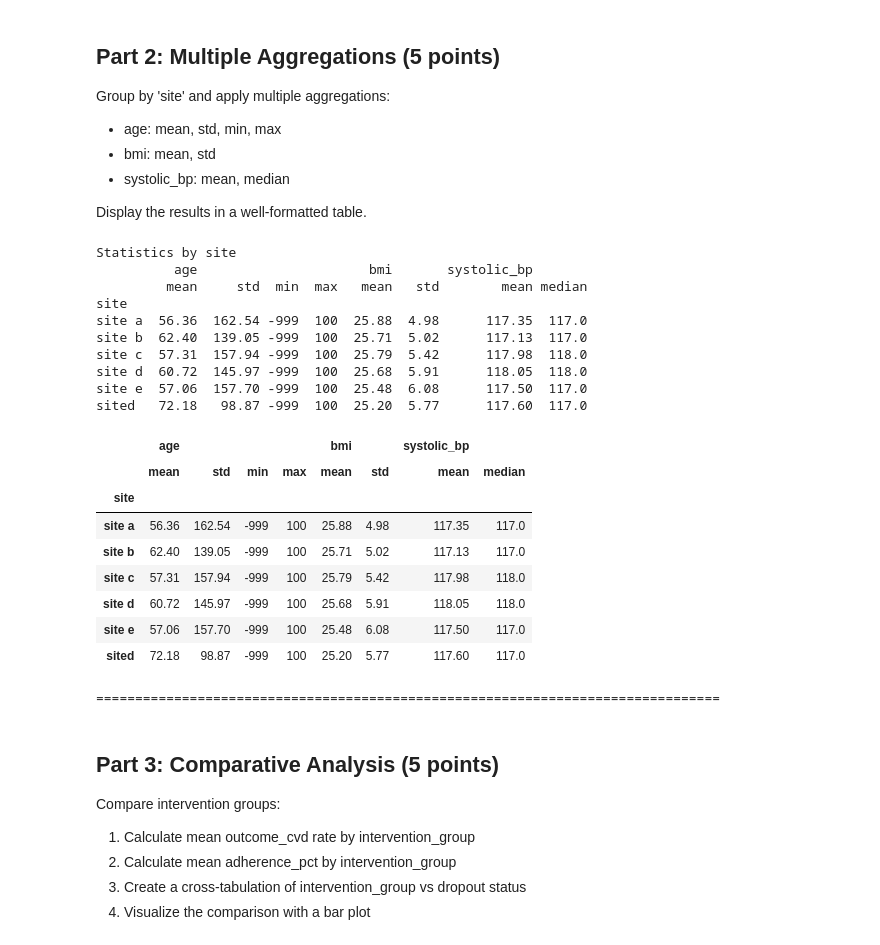
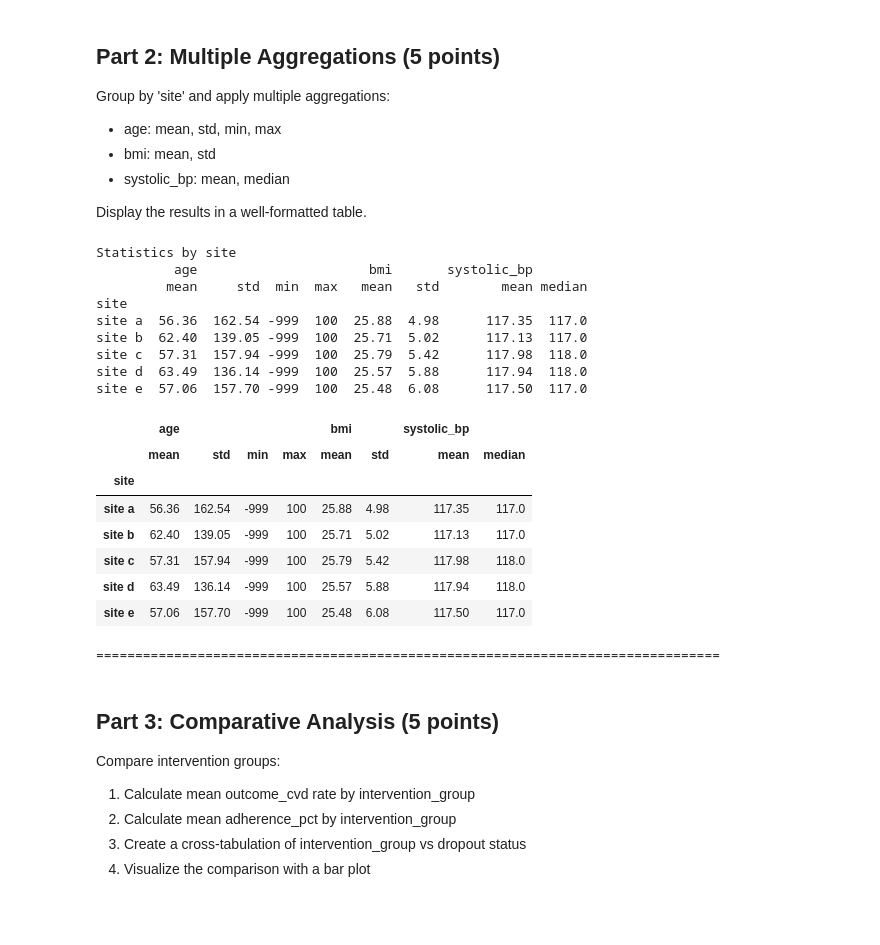
Before and after one commit to UCSF-DataSci/ds217-midterm-cshiu, a Jupyter notebook: q7_aggregation.ipynb, the cells around one changed output. Drawn from its saved outputs; the diff is of its cells as text; code cells hidden in the pictures; blank space fills up the shorter version.

```diff
--- a/q7_aggregation.ipynb
+++ b/q7_aggregation.ipynb
@@ -54,6 +54,9 @@ df['site'] = df['site'].str.strip()
 df['site'] = df['site'].str.lower()
 df['site'] = df['site'].str.replace('_', '', regex=False)
 df['site'] = df['site'].str.replace(r'\s+', ' ', regex=True)
+df['site'] = df['site'].replace({
+    'sited': 'site d'
+})
 
 site_summary = df.groupby('site')[['age', 'bmi', 'systolic_bp', 'diastolic_bp']].mean()
 print("1. Mean values by site:")
@@ -73,6 +75,11 @@ sited   72.176309  25.200000   117.604651     73.345930
 
 # first, clean intervention_group values
 df['intervention_group'] = df['intervention_group'].str.strip().str.lower().str.replace('_', '', regex=False).str.replace(r'\s+', ' ', regex=True)
+df['intervention_group'] = df['intervention_group'].replace({
+    'treatmen a': 'treatment a',
+    'treatmenta': 'treatment a',
+    'contrl': 'control'
+})
 
 print("Cleaned intervention_group values:\n")
 print(df['intervention_group'].unique())
@@ -103,6 +107,9 @@ df['site'] = df['site'].str.strip()
 df['site'] = df['site'].str.lower()
 df['site'] = df['site'].str.replace('_', '', regex=False)
 df['site'] = df['site'].str.replace(r'\s+', ' ', regex=True)
+df['site'] = df['site'].replace({
+    'sited': 'site d'
+})
 
 site_stats = summarize_by_group(
     df,
@@ -152,6 +159,9 @@ df['site'] = df['site'].str.strip()
 df['site'] = df['site'].str.lower()
 df['site'] = df['site'].str.replace('_', '', regex=False)
 df['site'] = df['site'].str.replace(r'\s+', ' ', regex=True)
+df['site'] = df['site'].replace({
+    'sited': 'site d'
+})
 
 site_stats = summarize_by_group (
     df,
@@ -161,38 +171,36 @@ site_stats = summarize_by_group (
         'bmi':['mean', 'std'],
         'systolic_bp':['mean', 'median']
     }
 )
 
 print("Statistics by site")
 
 print (site_stats.round(2))
 
 
 # Display in a well-formatted table
 display(site_stats.round(2))
 
 print()
 print("="*80)
 # %% [output]
 Statistics by site
           age                      bmi       systolic_bp
          mean     std  min  max   mean   std        mean median
 site
 site a  56.36  162.54 -999  100  25.88  4.98      117.35  117.0
 site b  62.40  139.05 -999  100  25.71  5.02      117.13  117.0
 site c  57.31  157.94 -999  100  25.79  5.42      117.98  118.0
-site d  60.72  145.97 -999  100  25.68  5.91      118.05  118.0
+site d  63.49  136.14 -999  100  25.57  5.88      117.94  118.0
 site e  57.06  157.70 -999  100  25.48  6.08      117.50  117.0
-sited   72.18   98.87 -999  100  25.20  5.77      117.60  117.0
 |  | age |  |  |  | bmi |  | systolic_bp |  |
 |  | mean | std | min | max | mean | std | mean | median |
 | site |  |  |  |  |  |  |  |  |
 | site a | 56.36 | 162.54 | -999 | 100 | 25.88 | 4.98 | 117.35 | 117.0 |
 | site b | 62.40 | 139.05 | -999 | 100 | 25.71 | 5.02 | 117.13 | 117.0 |
 | site c | 57.31 | 157.94 | -999 | 100 | 25.79 | 5.42 | 117.98 | 118.0 |
-| site d | 60.72 | 145.97 | -999 | 100 | 25.68 | 5.91 | 118.05 | 118.0 |
+| site d | 63.49 | 136.14 | -999 | 100 | 25.57 | 5.88 | 117.94 | 118.0 |
 | site e | 57.06 | 157.70 | -999 | 100 | 25.48 | 6.08 | 117.50 | 117.0 |
-| sited | 72.18 | 98.87 | -999 | 100 | 25.20 | 5.77 | 117.60 | 117.0 |
 ================================================================================
 # %% [markdown]
 ## Part 3: Comparative Analysis (5 points)
```
Also changed, not shown: parts of 5 cells of this notebook, 4 other files.
